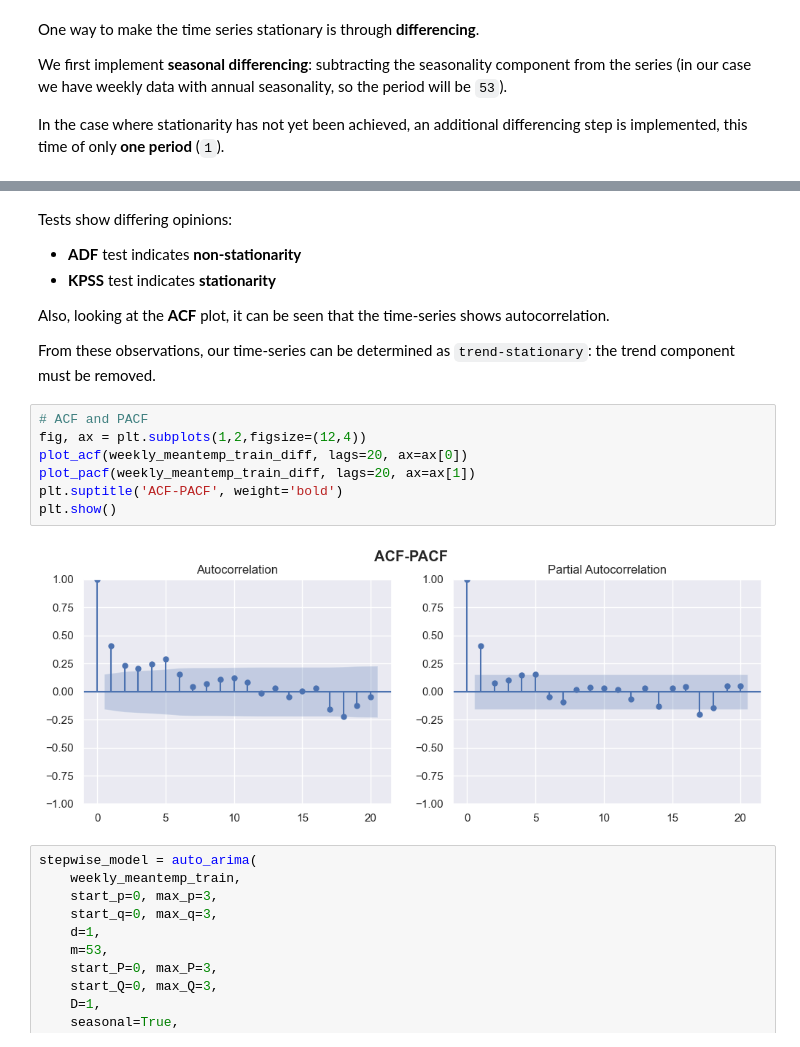
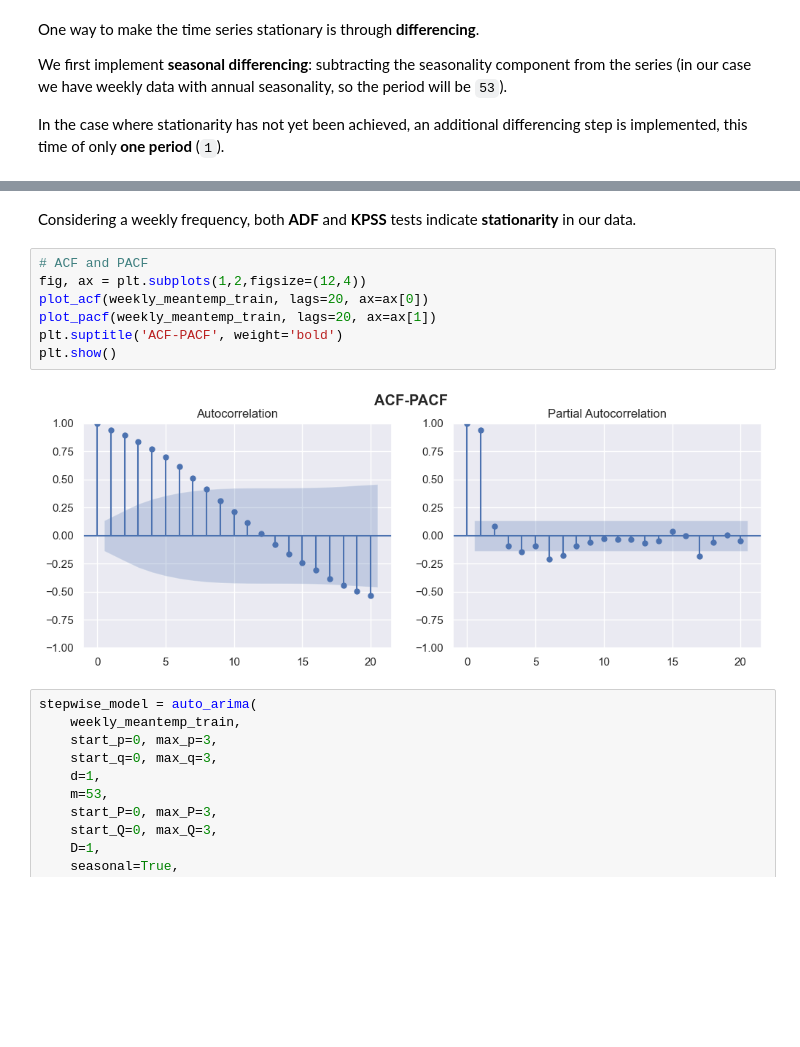
Before and after one commit to marcocolognesi/Weather_Forecast, a Jupyter notebook: forecasting.ipynb, the cells around one changed output, grey strips where cells are left out. Saved outputs shown, nothing was run; the diff lists cells and outputs as text; blank space fills up the shorter version.

```diff
--- a/forecasting.ipynb
+++ b/forecasting.ipynb
@@ -741,23 +737,17 @@ KPSS Statistic: 0.08401154978261632
 KPSS p-value: 0.1
 
 p-value is > 0.05, null hypotesis can't be rejected: the time series is stationary.
-# %% [markdown]
-Tests show differing opinions:
-* **ADF** test indicates **non-stationarity**
-* **KPSS** test indicates **stationarity**
-
-Also, looking at the **ACF** plot, it can be seen that the time-series shows autocorrelation.
-
-From these observations, our time-series can be determined as `trend-stationary`: the trend component must be removed.
+# %% [markdown]
+Considering a weekly frequency, both **ADF** and **KPSS** tests indicate **stationarity** in our data.
 # %%
 # ACF and PACF
 fig, ax = plt.subplots(1,2,figsize=(12,4))
-plot_acf(weekly_meantemp_train_diff, lags=20, ax=ax[0])
-plot_pacf(weekly_meantemp_train_diff, lags=20, ax=ax[1])
+plot_acf(weekly_meantemp_train, lags=20, ax=ax[0])
+plot_pacf(weekly_meantemp_train, lags=20, ax=ax[1])
 plt.suptitle('ACF-PACF', weight='bold')
 plt.show()
 # %% [output]
-[figure, old version]
+[figure, new version]
 # %%
 stepwise_model = auto_arima(
     weekly_meantemp_train,
```
Also changed, not shown: parts of 14 cells of this notebook.
